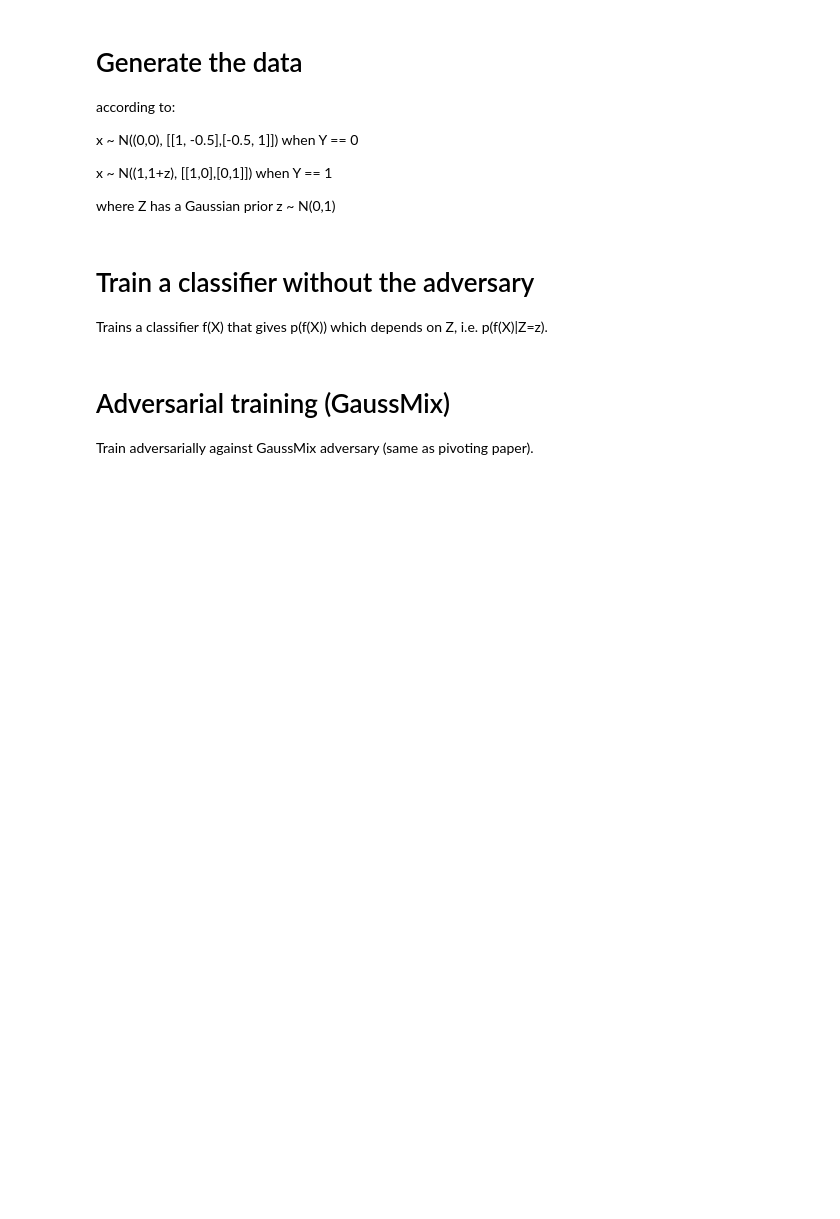
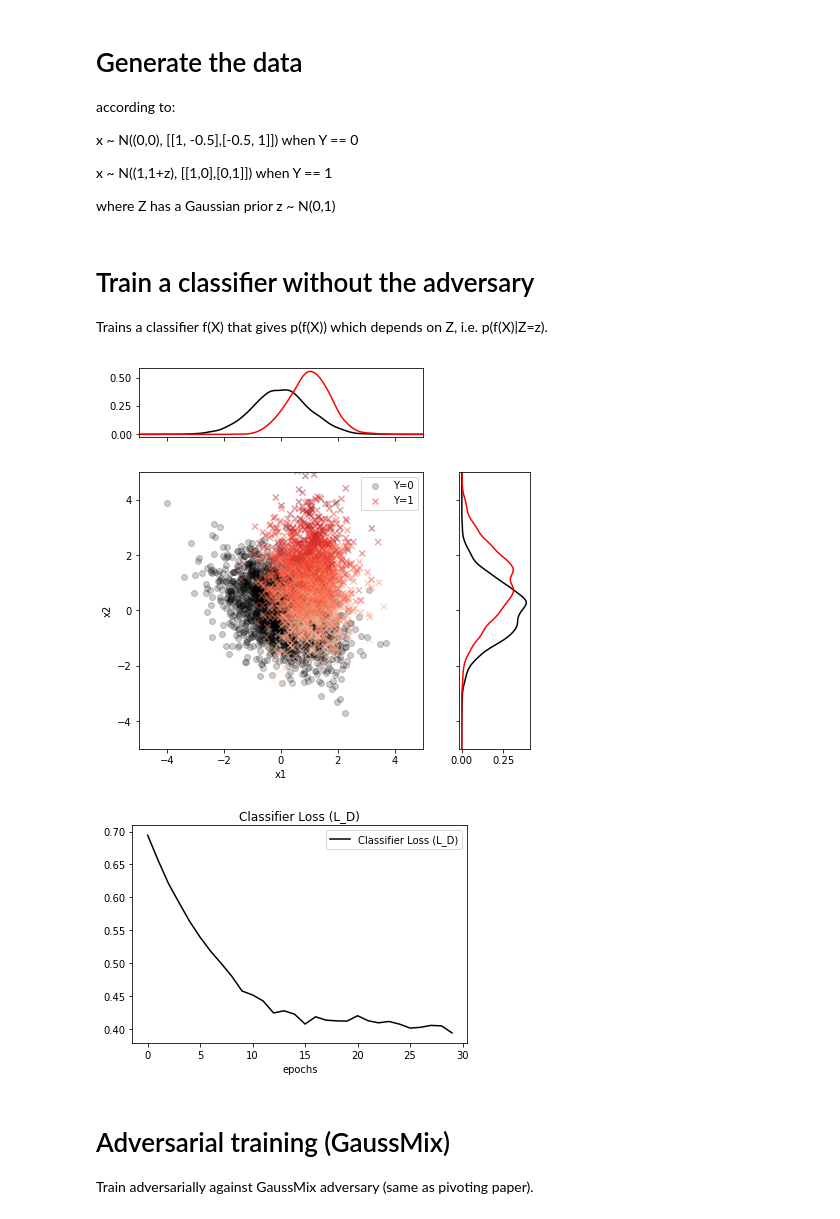
Before and after one commit to mzgubic/FairML, a Jupyter notebook: notebooks/LearningToPivotToy.ipynb, the cells around one changed output. Cells and saved outputs as stored; diff of their text form; code cells hidden in the pictures; blank space fills up the shorter version.

```diff
--- a/notebooks/LearningToPivotToy.ipynb
+++ b/notebooks/LearningToPivotToy.ipynb
@@ -45,31 +47,34 @@ ctr = 0
 # %%
 n_samples = 10000
 n_epochs = 30
 ctr+=1
 name = 'name'+str(ctr)
 
 # input placeholders
 x_in = tf.placeholder(tf.float32, shape=(None, 2), name='X1_X2')
 y_in = tf.placeholder(tf.float32, shape=(None, ), name='Y')
 z_in = tf.placeholder(tf.float32, shape=(None, ), name='Z')
 inputs = [x_in, y_in, z_in]
 
 # create the classifier graph, loss, and optimisation
 clf_output, vars_D = models.classifier(x_in, name)
 loss_D = models.classifier_loss(clf_output, y_in)
 opt_D = tf.train.AdamOptimizer(learning_rate=0.01).minimize(loss_D, var_list=vars_D)
 
 # train the classifier
 sess.run(tf.global_variables_initializer())
 actions.train(sess, opt_D, loss_D, inputs, generate.generate_toys, n_samples, n_epochs, 'Classifier Loss (L_D)')
 
 # plot the performance of the classifier
 pred = utils.sigmoid(sess.run(clf_output, feed_dict={x_in:X, y_in:Y}))
 pred1 = utils.sigmoid(sess.run(clf_output, feed_dict={x_in:X1, y_in:Y1}))
 pred0 = utils.sigmoid(sess.run(clf_output, feed_dict={x_in:X0, y_in:Y0}))
 pred_1 = utils.sigmoid(sess.run(clf_output, feed_dict={x_in:X_1, y_in:Y_1}))
 test_data['preds'] = pred, pred1, pred0, pred_1
-plotting.plot_classifier_performance(test_data, 'media/plots/classifier')
+#plotting.plot_classifier_performance(test_data, 'media/plots/classifier')
+# %% [output]
+[figure, added]
+[figure, added]
 # %% [markdown]
 # Adversarial training (GaussMix)
 
```
Also changed, not shown: parts of 3 cells of this notebook, 2 other files.
